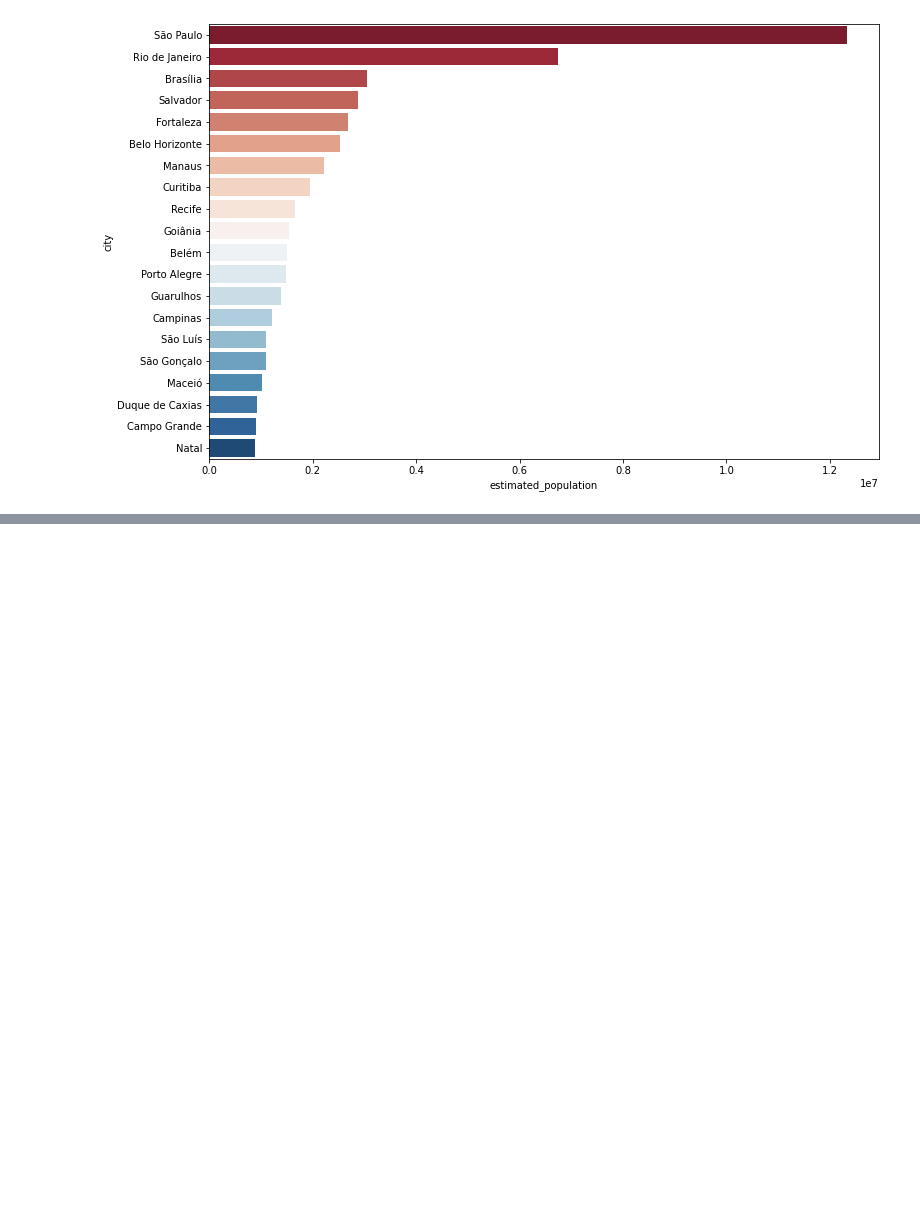
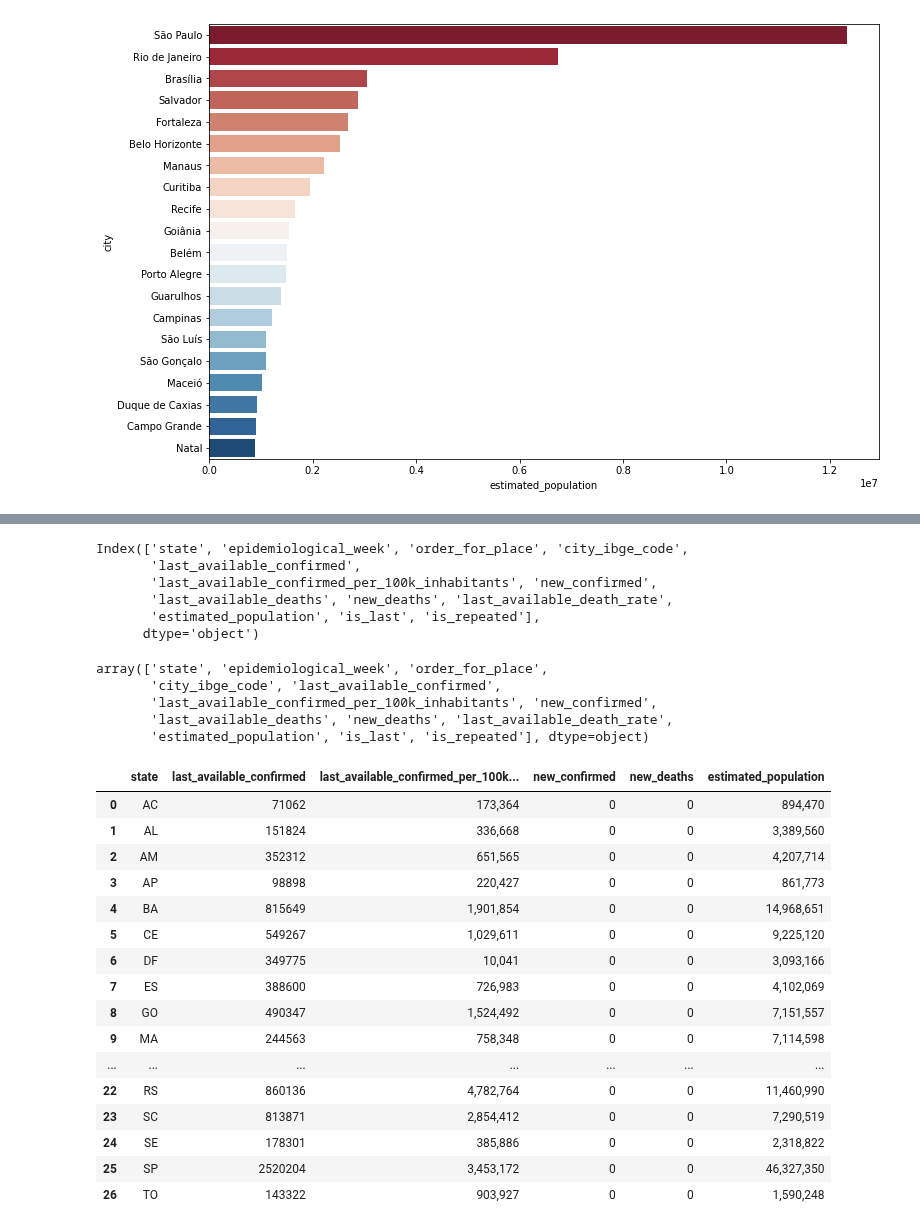
Before and after one commit to vladimiralencar/Alunos-UEPB-TopicosEspeciaisEmBancoDeDados, a Jupyter notebook: Python-Para-Analise-de-Dados/Aula-03-06-Abril-2021-Dataframes-Leitura-Manipulacao-EstatisticaDescritiva-Turma-NOITE-2021.ipynb, the cells around one changed output, grey strips where cells are left out. Saved outputs shown, nothing was run; the diff lists cells and outputs as text; code cells hidden in the pictures; blank space fills up the shorter version.

```diff
--- a/Python-Para-Analise-de-Dados/Aula-03-06-Abril-2021-Dataframes-Leitura-Manipulacao-EstatisticaDescritiva-Turma-NOITE-2021.ipynb
+++ b/Python-Para-Analise-de-Dados/Aula-03-06-Abril-2021-Dataframes-Leitura-Manipulacao-EstatisticaDescritiva-Turma-NOITE-2021.ipynb
@@ -388,0 +490,43 @@ ax = sns.barplot(x='estimated_population', y='city', data=dfp[:20], palette='RdB
+# %%
+dg.columns
+# %% [output]
+Index(['state', 'epidemiological_week', 'order_for_place', 'city_ibge_code',
+       'last_available_confirmed',
+       'last_available_confirmed_per_100k_inhabitants', 'new_confirmed',
+       'last_available_deaths', 'new_deaths', 'last_available_death_rate',
+       'estimated_population', 'is_last', 'is_repeated'],
+      dtype='object')
+# %%
+dg.columns.values
+# %% [output]
+array(['state', 'epidemiological_week', 'order_for_place',
+       'city_ibge_code', 'last_available_confirmed',
+       'last_available_confirmed_per_100k_inhabitants', 'new_confirmed',
+       'last_available_deaths', 'new_deaths', 'last_available_death_rate',
+       'estimated_population', 'is_last', 'is_repeated'], dtype=object)
+# %%
+atributos =  [ 'state',
+       'last_available_confirmed',
+       'last_available_confirmed_per_100k_inhabitants', 'new_confirmed',
+        'new_deaths',
+       'estimated_population' ]
+dg2 = dg [ atributos  ]
+dg2
+# %% [output]
+|  | state | last_available_confirmed | last_available_confirmed_per_100k... | new_confirmed | new_deaths | estimated_population |
+| 0 | AC | 71062 | 173,364 | 0 | 0 | 894,470 |
+| 1 | AL | 151824 | 336,668 | 0 | 0 | 3,389,560 |
+| 2 | AM | 352312 | 651,565 | 0 | 0 | 4,207,714 |
+| 3 | AP | 98898 | 220,427 | 0 | 0 | 861,773 |
+| 4 | BA | 815649 | 1,901,854 | 0 | 0 | 14,968,651 |
+| 5 | CE | 549267 | 1,029,611 | 0 | 0 | 9,225,120 |
+| 6 | DF | 349775 | 10,041 | 0 | 0 | 3,093,166 |
+| 7 | ES | 388600 | 726,983 | 0 | 0 | 4,102,069 |
+| 8 | GO | 490347 | 1,524,492 | 0 | 0 | 7,151,557 |
+| 9 | MA | 244563 | 758,348 | 0 | 0 | 7,114,598 |
+| ... | ... | ... | ... | ... | ... | ... |
+| 22 | RS | 860136 | 4,782,764 | 0 | 0 | 11,460,990 |
+| 23 | SC | 813871 | 2,854,412 | 0 | 0 | 7,290,519 |
+| 24 | SE | 178301 | 385,886 | 0 | 0 | 2,318,822 |
+| 25 | SP | 2520204 | 3,453,172 | 0 | 0 | 46,327,350 |
+| 26 | TO | 143322 | 903,927 | 0 | 0 | 1,590,248 |
```
Also changed, not shown: parts of 14 cells of this notebook, 2 other files.
